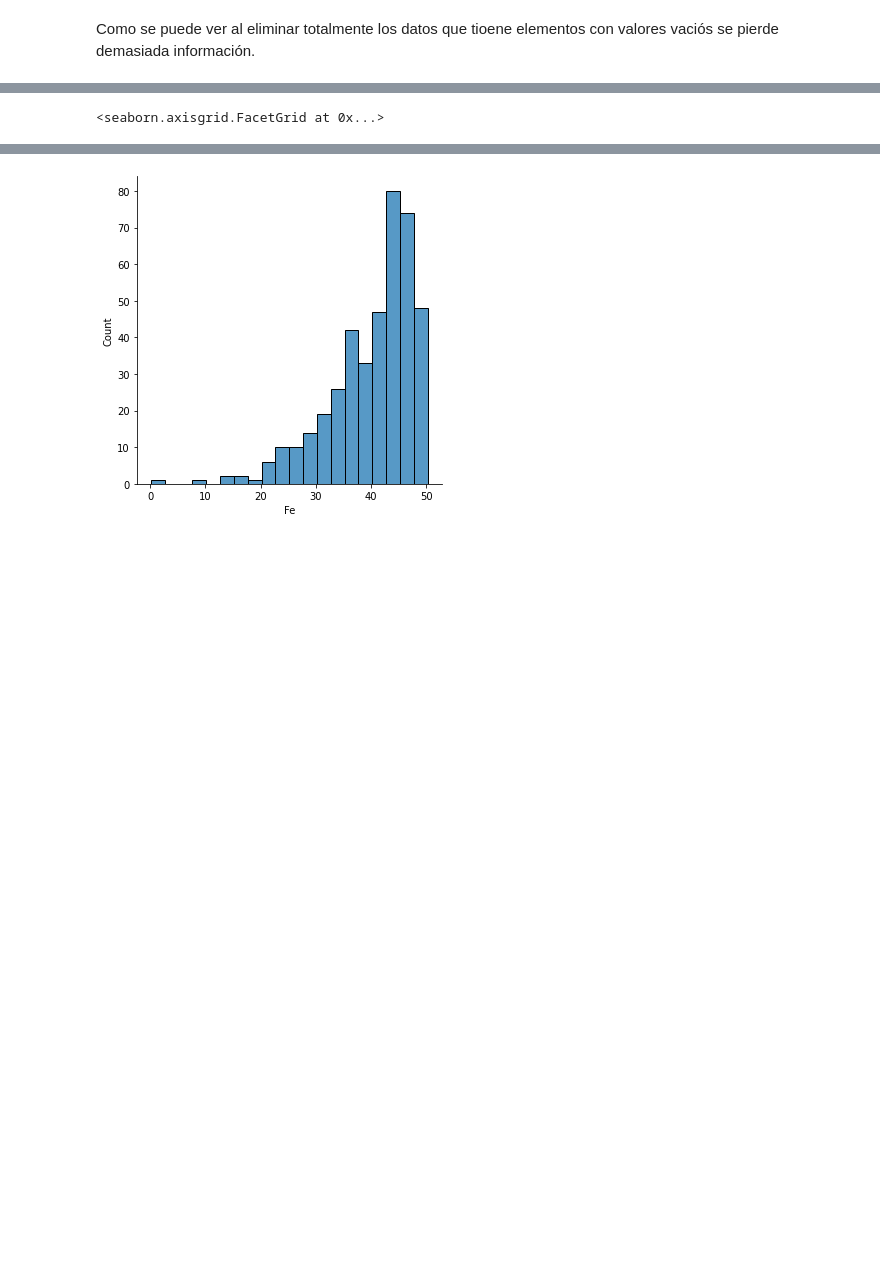
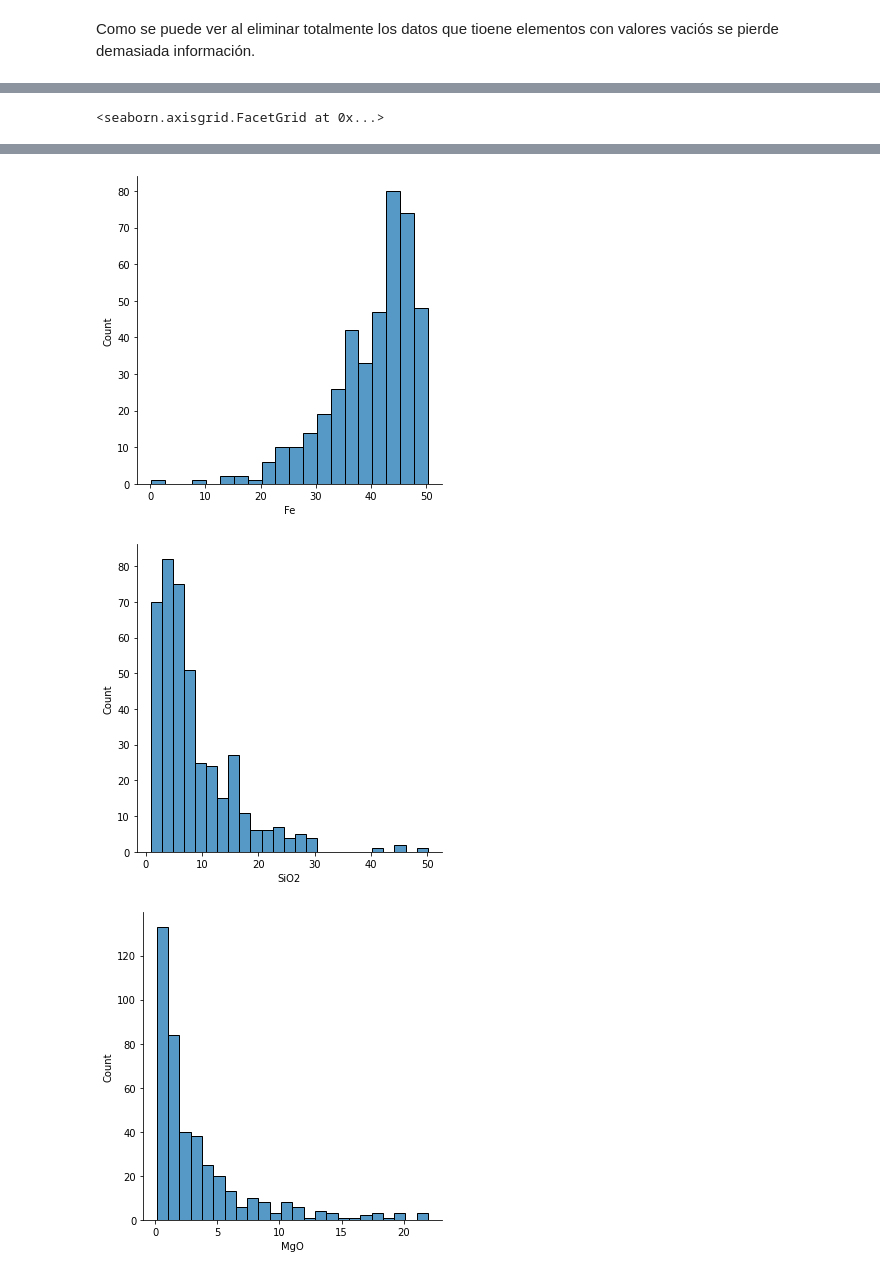
Before and after one commit to roxyconstantine-dev/Proyecto-Final-de-An-lisis-Datos, a Jupyter notebook: untitled1.ipynb, the cells around one changed output, grey strips where cells are left out. Saved outputs shown, nothing was run; the diff lists cells and outputs as text; code cells hidden in the pictures; blank space fills up the shorter version.

```diff
--- a/untitled1.ipynb
+++ b/untitled1.ipynb
@@ -106,9 +128,14 @@ datos.describe()
 # %%
 sns.displot(datos['Ni'])
 sns.displot(datos['Co'])
 sns.displot(datos['Fe'])
+sns.displot(datos['SiO2'])
+sns.displot(datos['MgO'])
+sns.displot(datos['Al2O3'])
 # %% [output]
 <seaborn.axisgrid.FacetGrid at 0x...>
 [figure]
 [figure]
 [figure]
+[figure, added]
+[figure, added]
```
Also changed, not shown: parts of 3 cells of this notebook.
